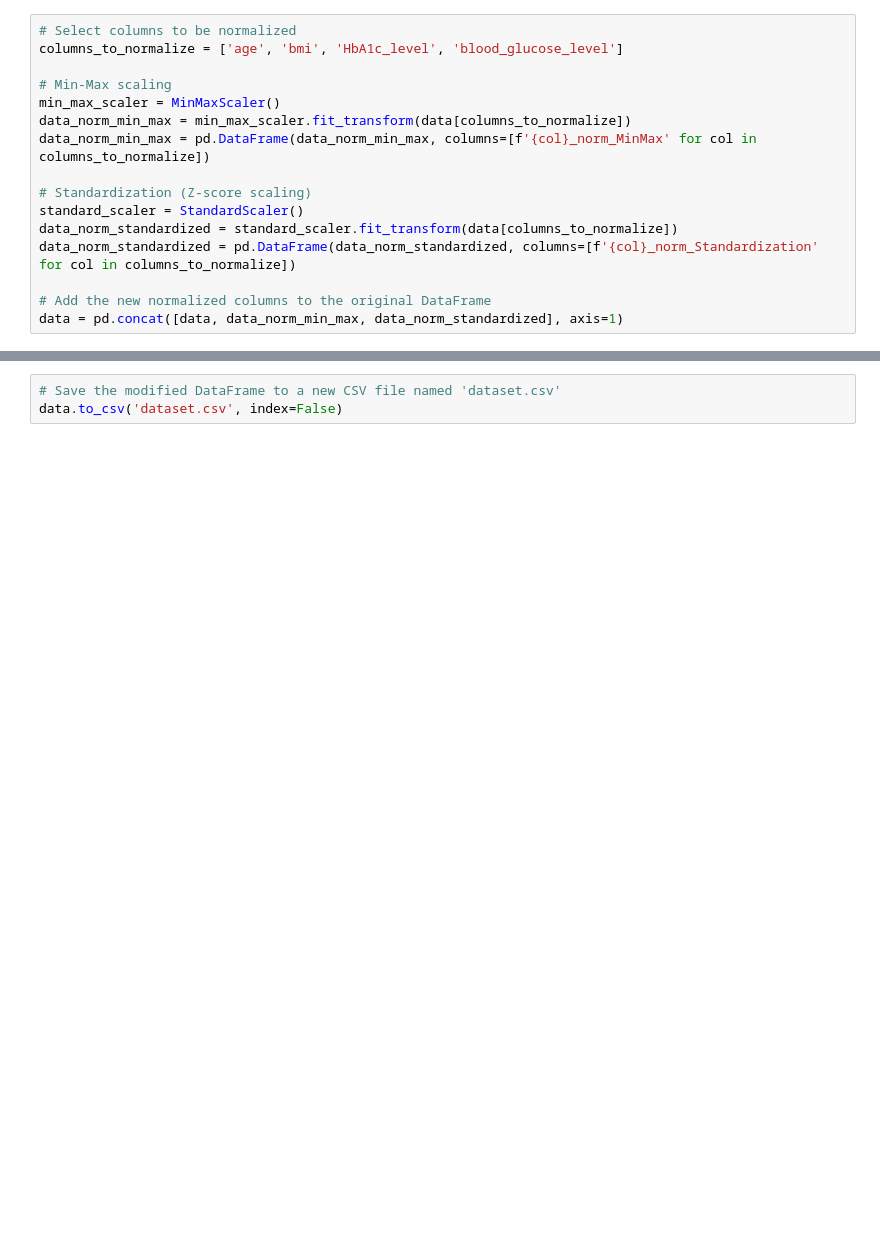
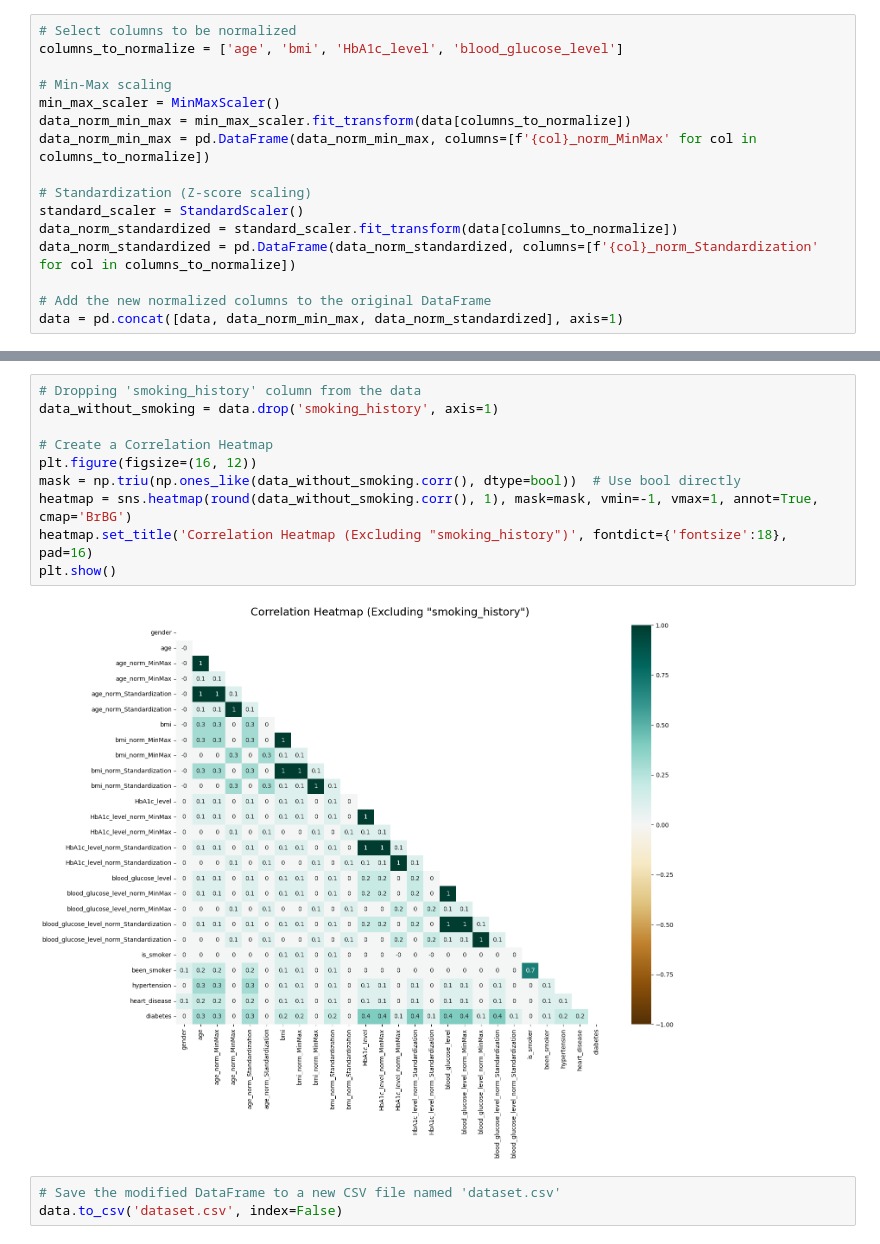
Before and after one commit to armanfeili/FDS-Final-Project, a Jupyter notebook: main.ipynb, the cells around one changed output, grey strips where cells are left out. Drawn from its saved outputs; the diff is of its cells as text; blank space fills up the shorter version.

```diff
--- a/main.ipynb
+++ b/main.ipynb
@@ -228,3 +223,15 @@ data
+# %%
+# Dropping 'smoking_history' column from the data
+data_without_smoking = data.drop('smoking_history', axis=1)
+
+# Create a Correlation Heatmap
+plt.figure(figsize=(16, 12))
+mask = np.triu(np.ones_like(data_without_smoking.corr(), dtype=bool))  # Use bool directly
+heatmap = sns.heatmap(round(data_without_smoking.corr(), 1), mask=mask, vmin=-1, vmax=1, annot=True, cmap='BrBG')
+heatmap.set_title('Correlation Heatmap (Excluding "smoking_history")', fontdict={'fontsize':18}, pad=16)
+plt.show()
+# %% [output]
+[figure, added]
 # %%
 # Save the modified DataFrame to a new CSV file named 'dataset.csv'
 data.to_csv('dataset.csv', index=False)
```
Also changed, not shown: parts of 7 cells of this notebook.
